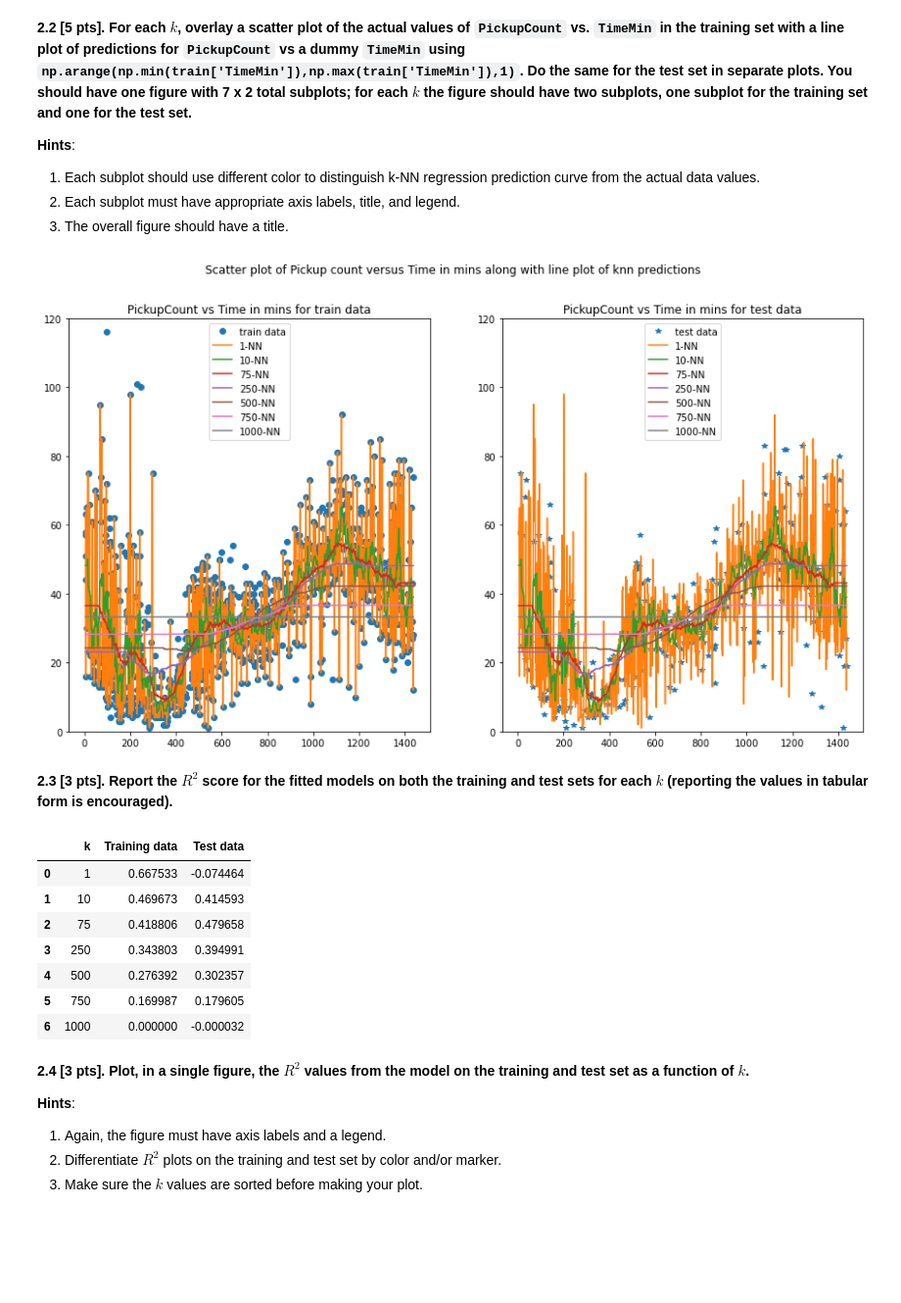
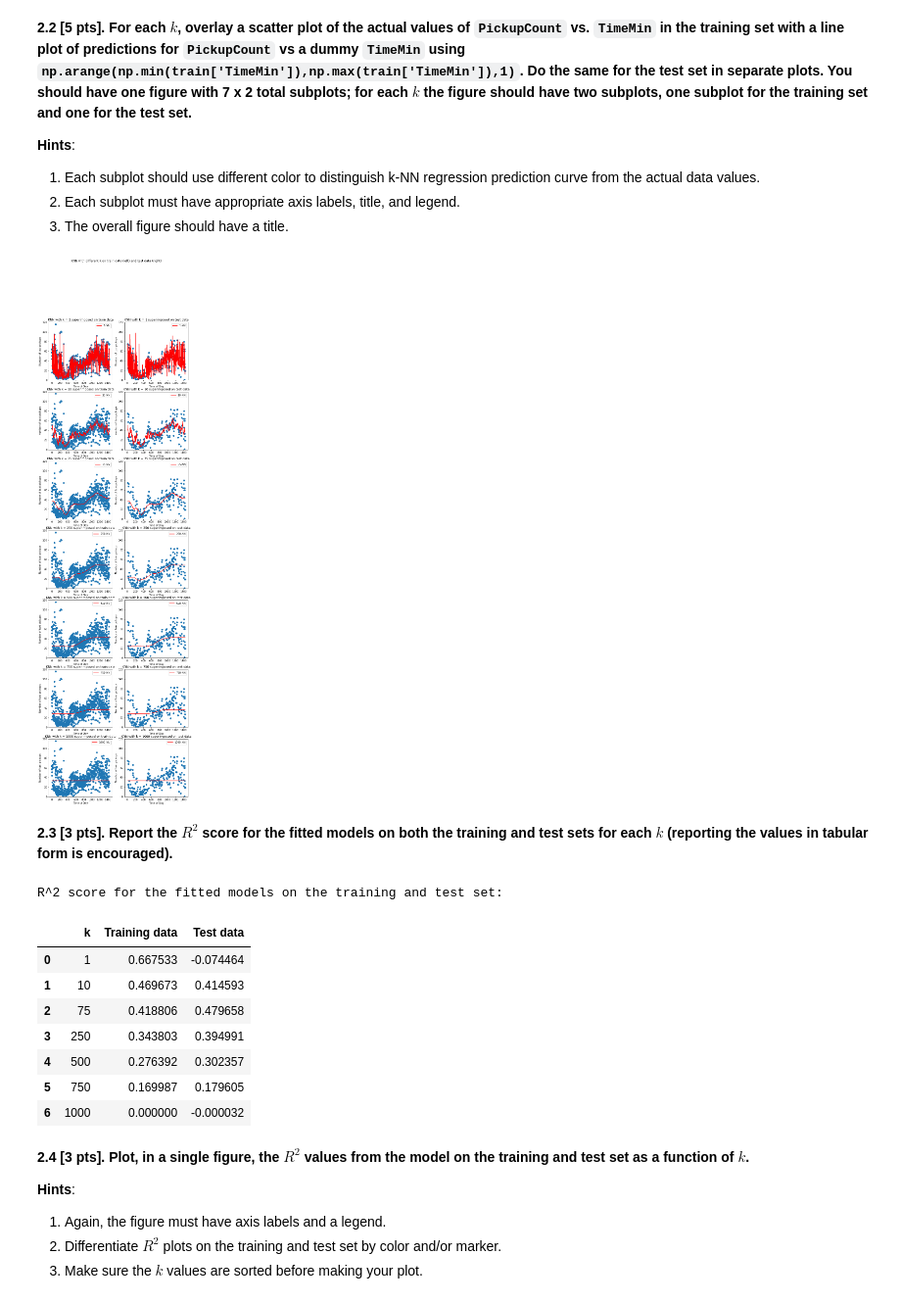
Before and after one commit to anuragmitra4/2021-s109a, a Jupyter notebook: psets/cs_s109a_hw2/cs_s109a_hw2.ipynb, the cells around one changed output. Shown at 98% size. Cells and saved outputs as stored; diff of their text form; code cells hidden in the pictures; blank space fills up the shorter version.

```diff
--- a/psets/cs_s109a_hw2/cs_s109a_hw2.ipynb
+++ b/psets/cs_s109a_hw2/cs_s109a_hw2.ipynb
@@ -196,29 +211,3 @@ knndict
 1. Each subplot should use different color to distinguish k-NN regression prediction curve from the actual data values.
 2. Each subplot must have appropriate axis labels, title, and legend.
 3. The overall figure should have a title.
-# %%
-xgrid = np.arange(np.min(train_data['TimeMin']), np.max(train_data['TimeMin']), 1).reshape(-1,1)
-
-# unpack the dictionary to its elements (items) which is the k and Regressor
-fig, ax = plt.subplots(1,2, figsize=(15,8))
-ax[0].plot(X_train, y_train, 'o', label="train data")
-ax[1].plot(X_test, y_test, '*', label="test data")
-for k, model in knndict.items():
-    predictions = model.predict(xgrid)
-    ax[0].plot(xgrid, predictions, label="{}-NN".format(k))
-    ax[1].plot(xgrid, predictions, label="{}-NN".format(k))
-
-ax[0].set_title('PickupCount vs Time in mins for train data')
-ax[1].set_title('PickupCount vs Time in mins for test data')
-
-# set limits so that both plots are on the same scale
-ax[0].set_ylim(0, 120)
-ax[1].set_ylim(0, 120)
-
-ax[0].legend();
-ax[1].legend();
-plt.suptitle('Scatter plot of Pickup count versus Time in mins along with line plot of knn predictions');
-
-# OKAY, IK THIS IS WRONG BUT I KNOW WHAT I DID WRONG AND IT'S EASY TO FIX
-# %% [output]
-[figure, removed]
@@ -228,3 +214,35 @@ plt.suptitle('Scatter plot of Pickup count versus Time in mins along with line p
+# %%
+# initialize the figure and axes
+fig, axes = plt.subplots(nrows=7, ncols=2, figsize=(10,35))
+X_grid_train = np.arange(np.min(train_data['TimeMin']), np.max(train_data['TimeMin']), 1).reshape(-1,1)
+X_grid_test = np.arange(np.min(test_data['TimeMin']), np.max(test_data['TimeMin']), 1).reshape(-1,1)
+
+for i, (k, model) in enumerate(KNNModels.items()):
+
+    # create graphs for training data
+    predictions = model.predict(X_grid_train)
+    axes[i, 0].plot(X_grid_train, predictions, color="red", label="{}-NN".format(k))
+    axes[i, 0].scatter(X_train, y_train)
+    axes[i, 0].set_ylim([0, 120])
+    axes[i, 0].title.set_text(f'KNN with k = {k} superimposed on train data')
+    axes[i, 0].set_xlabel('Time of Day')
+    axes[i, 0].set_ylabel('Number of taxi pickups')
+    axes[i, 0].legend()
+
+    # create graphs for test data
+    predictions = model.predict(X_grid_test)
+    axes[i, 1].plot(X_grid_test, predictions, color="red", label="{}-NN".format(k))
+    axes[i, 1].scatter(X_test, y_test)
+    axes[i, 1].set_ylim([0, 120])
+    axes[i, 1].title.set_text(f'KNN with k = {k} superimposed on test data')
+    axes[i, 1].set_xlabel('Time of Day')
+    axes[i, 1].set_ylabel('Number of taxi pickups')
+    axes[i, 1].legend()
+
+fig.suptitle('KNN with different k on train data (left) and test data (right)')
+plt.show()
+# %% [output]
+[figure, added]
 # %% [markdown]
 **2.3 [3 pts]. Report the $R^2$ score for the fitted models on both the training and test sets for each $k$ (reporting the values in tabular form is encouraged).**
 # %%
@@ -235,8 +253,10 @@ for k in k_list:
     r_squared_dict = {'k':k,'Training data': knndict[k].score(X_train, y_train), 'Test data': knndict[k].score(X_test, y_test)}
     r_squared_list.append(r_squared_dict)
 
+print("R^2 score for the fitted models on the training and test set:")
 pd.DataFrame(r_squared_list, columns = ['k','Training data','Test data'])
 # %% [output]
+R^2 score for the fitted models on the training and test set:
 |  | k | Training data | Test data |
 | 0 | 1 | 0.667533 | -0.074464 |
 | 1 | 10 | 0.469673 | 0.414593 |
```
Also changed, not shown: parts of 34 cells of this notebook, 2 other files.
